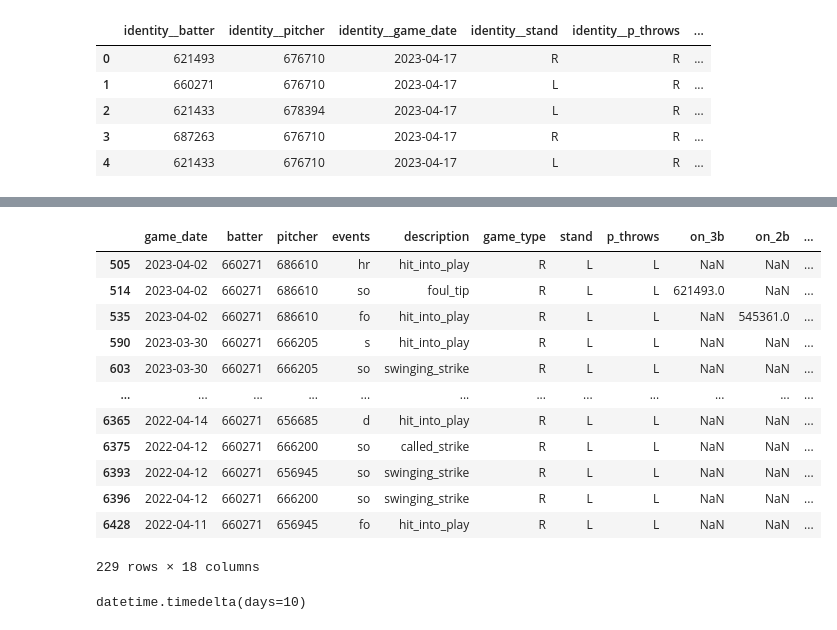
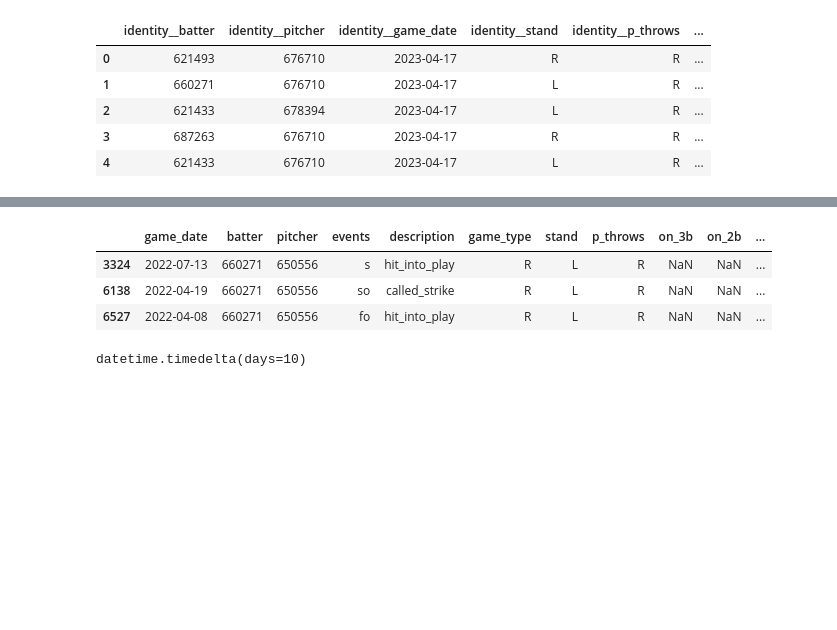
Before and after one commit to allenttchen/baseball-analytics, a Jupyter notebook: notebooks/eda.ipynb, the cells around one changed output, grey strips where cells are left out. Drawn from its saved outputs; the diff is of its cells as text; code cells hidden in the pictures; blank space fills up the shorter version.

```diff
--- a/notebooks/eda.ipynb
+++ b/notebooks/eda.ipynb
@@ -573,24 +606,16 @@ features_and_events[
 # %%
 data[
     (data["batter"] == 660271)&
-    (data["game_date"] < "2023-04-09")&
-    (data["game_date"] >= "2022-04-09")&
-    (data["p_throws"] == "L")
+    #(data["game_date"] < "2023-04-09")&
+    #(data["game_date"] >= "2022-04-09")&
+    #(data["p_throws"] == "L")
+    (data["pitcher"] == 650556)
 ]
 # %% [output]
 |  | game_date | batter | pitcher | events | description | game_type | stand | p_throws | on_3b | on_2b | ... |
-| 505 | 2023-04-02 | 660271 | 686610 | hr | hit_into_play | R | L | L | NaN | NaN | ... |
-| 514 | 2023-04-02 | 660271 | 686610 | so | foul_tip | R | L | L | 621493.0 | NaN | ... |
-| 535 | 2023-04-02 | 660271 | 686610 | fo | hit_into_play | R | L | L | NaN | 545361.0 | ... |
-| 590 | 2023-03-30 | 660271 | 666205 | s | hit_into_play | R | L | L | NaN | NaN | ... |
-| 603 | 2023-03-30 | 660271 | 666205 | so | swinging_strike | R | L | L | NaN | NaN | ... |
-| ... | ... | ... | ... | ... | ... | ... | ... | ... | ... | ... | ... |
-| 6365 | 2022-04-14 | 660271 | 656685 | d | hit_into_play | R | L | L | NaN | NaN | ... |
-| 6375 | 2022-04-12 | 660271 | 666200 | so | called_strike | R | L | L | NaN | NaN | ... |
-| 6393 | 2022-04-12 | 660271 | 656945 | so | swinging_strike | R | L | L | NaN | NaN | ... |
-| 6396 | 2022-04-12 | 660271 | 666200 | so | swinging_strike | R | L | L | NaN | NaN | ... |
-| 6428 | 2022-04-11 | 660271 | 656945 | fo | hit_into_play | R | L | L | NaN | NaN | ... |
+| 3324 | 2022-07-13 | 660271 | 650556 | s | hit_into_play | R | L | R | NaN | NaN | ... |
+| 6138 | 2022-04-19 | 660271 | 650556 | so | called_strike | R | L | R | NaN | NaN | ... |
+| 6527 | 2022-04-08 | 660271 | 650556 | fo | hit_into_play | R | L | R | NaN | NaN | ... |
-229 rows × 18 columns
 # %%
 date(2023, 4, 17) - date(2023, 4, 7)
 # %% [output]
```
Also changed, not shown: parts of 3 cells of this notebook, 4 other files.
